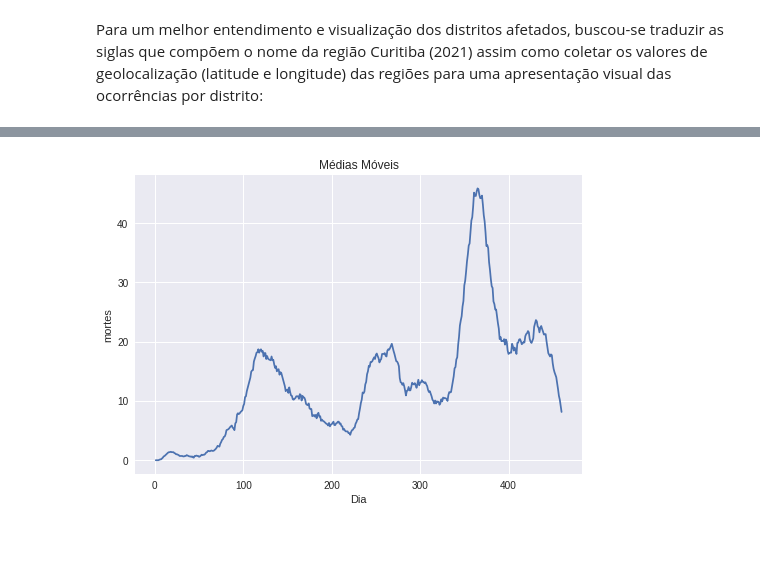
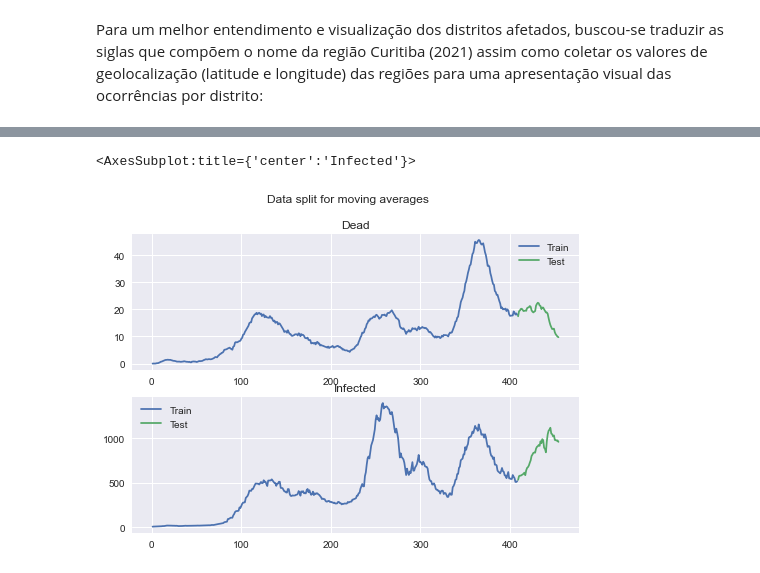
Before and after one commit to brunolcarli/IPythonNotebooks, a Jupyter notebook: covid_curitiba.ipynb, the cells around one changed output, grey strips where cells are left out. Cells and saved outputs as stored; diff of their text form; code cells hidden in the pictures; blank space fills up the shorter version.

```diff
--- a/covid_curitiba.ipynb
+++ b/covid_curitiba.ipynb
@@ -479,25 +387,39 @@ dead_df.tail()
-# %%
-gap = 14
-results = []
-count = 0
-while count < len(dead_count_avg) - gap + 1:
-    group = dead_count_avg['count'].values[count : count + gap]
-    group_avg = sum(group) / gap
-    results.append(group_avg)
-
-    count +=1
-
-day_month = []
-for day in range(1, len(results) + 1):
-    day_month.append(day)
-
-# Visualizar gráfico de médias móveis
-plt.style.use('seaborn')
-plt.xlabel('Dia')
-plt.ylabel('mortes')
-plt.title('Médias Móveis')
-
-plt.plot(day_month, results)
-plt.show()
-# %% [output]
-[figure, removed]
+# %%
+fig, axs = plt.subplots(2)
+fig.suptitle('Data split for moving averages')
+axs[0].set_title('Dead')
+axs[1].set_title('Infected')
+
+X = dead_df['date'].values
+y = dead_df['avg'].values
+
+train_length = int(len(dead_df)*0.9)
+test_length = len(dead_df) - train_length
+
+dead_X_train = X[0:train_length]
+dead_y_train = y[0:train_length]
+
+dead_X_test = X[train_length:len(dead_df)]
+dead_y_test = y[train_length:len(dead_df)]
+
+sns.lineplot(x=dead_X_train, y=dead_y_train, label='Train', ax=axs[0])
+sns.lineplot(x=dead_X_test, y=dead_y_test, label='Test', ax=axs[0])
+
+
+X = infected_df['date'].values
+y = infected_df['avg'].values
+
+train_length = int(len(infected_df)*0.9)
+test_length = len(infected_df) - train_length
+
+infected_X_train = X[0:train_length]
+infected_y_train = y[0:train_length]
+
+infected_X_test = X[train_length:len(infected_df)]
+infected_y_test = y[train_length:len(infected_df)]
+
+sns.lineplot(x=infected_X_train, y=infected_y_train, label='Train', ax=axs[1])
+sns.lineplot(x=infected_X_test, y=infected_y_test, label='Test', ax=axs[1])
+# %% [output]
+<AxesSubplot:title={'center':'Infected'}>
+[figure, added]
```
Also changed, not shown: parts of 115 cells of this notebook.
